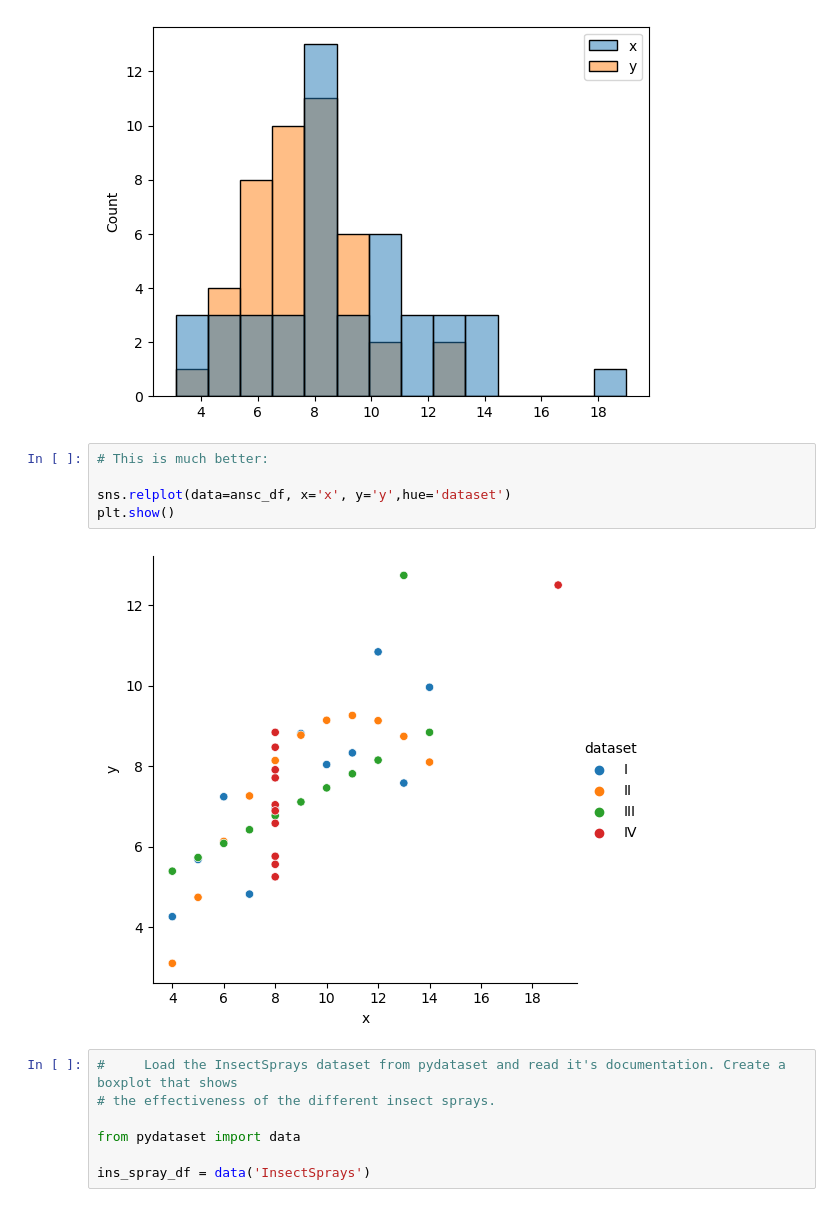
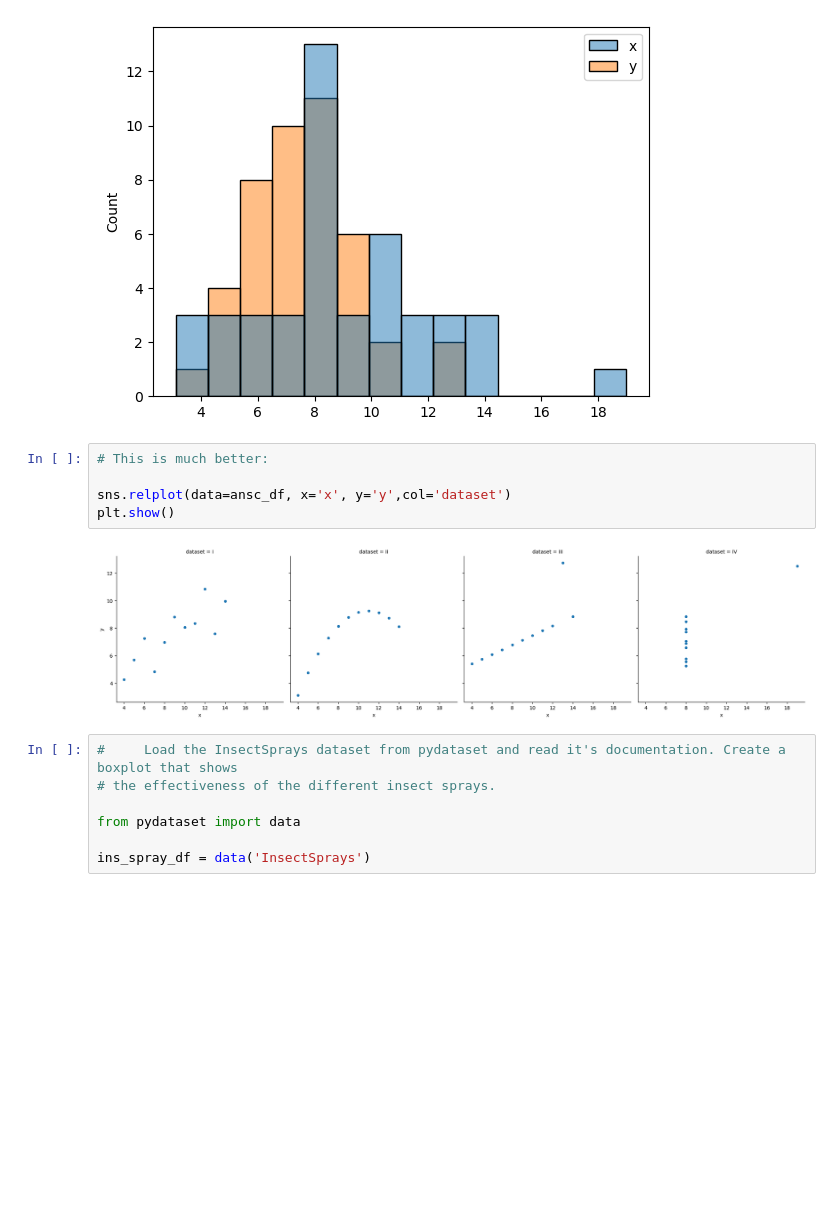
Before and after one commit to corey-hermesch/numpy-pandas-visualization-exercises, a Jupyter notebook: seaborn_exercises.ipynb, the cells around one changed output. Cells and saved outputs as stored; diff of their text form; blank space fills up the shorter version.

```diff
--- a/seaborn_exercises.ipynb
+++ b/seaborn_exercises.ipynb
@@ -172,10 +173,10 @@ plt.show()
 # %%
 # This is much better:
 
-sns.relplot(data=ansc_df, x='x', y='y',hue='dataset')
+sns.relplot(data=ansc_df, x='x', y='y',col='dataset')
 plt.show()
 # %% [output]
-[figure, old version]
+[figure, new version]
 # %%
 #     Load the InsectSprays dataset from pydataset and read it's documentation. Create a boxplot that shows
 # the effectiveness of the different insect sprays.
```
Also changed, not shown: parts of 12 cells of this notebook, 1 other file.
